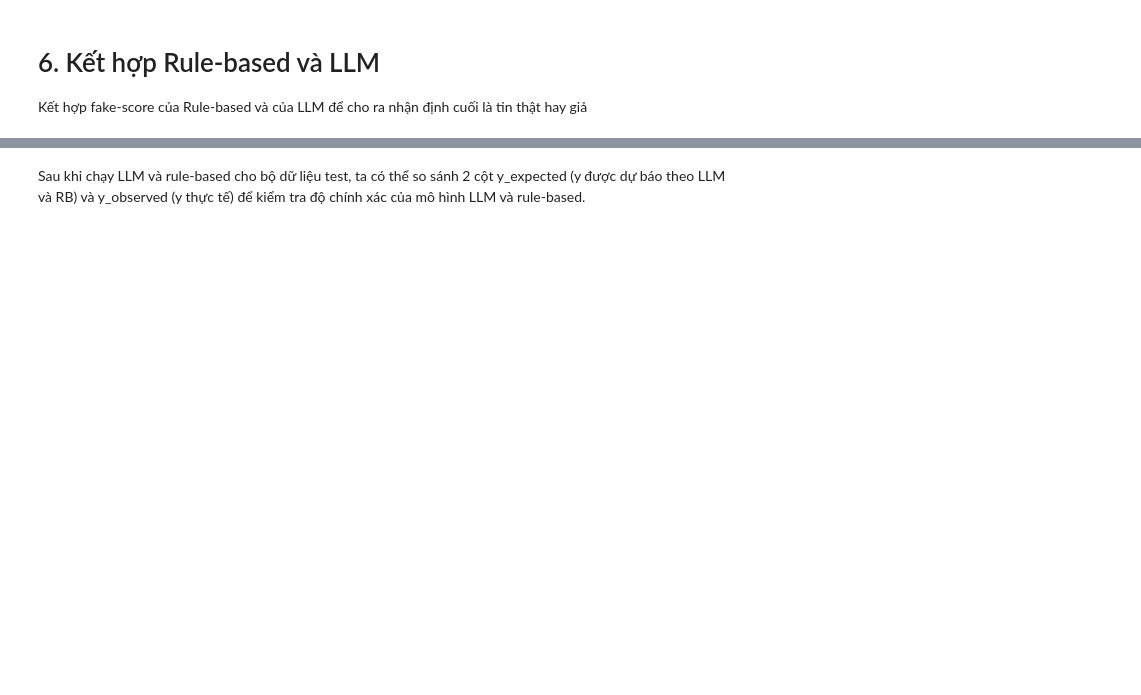
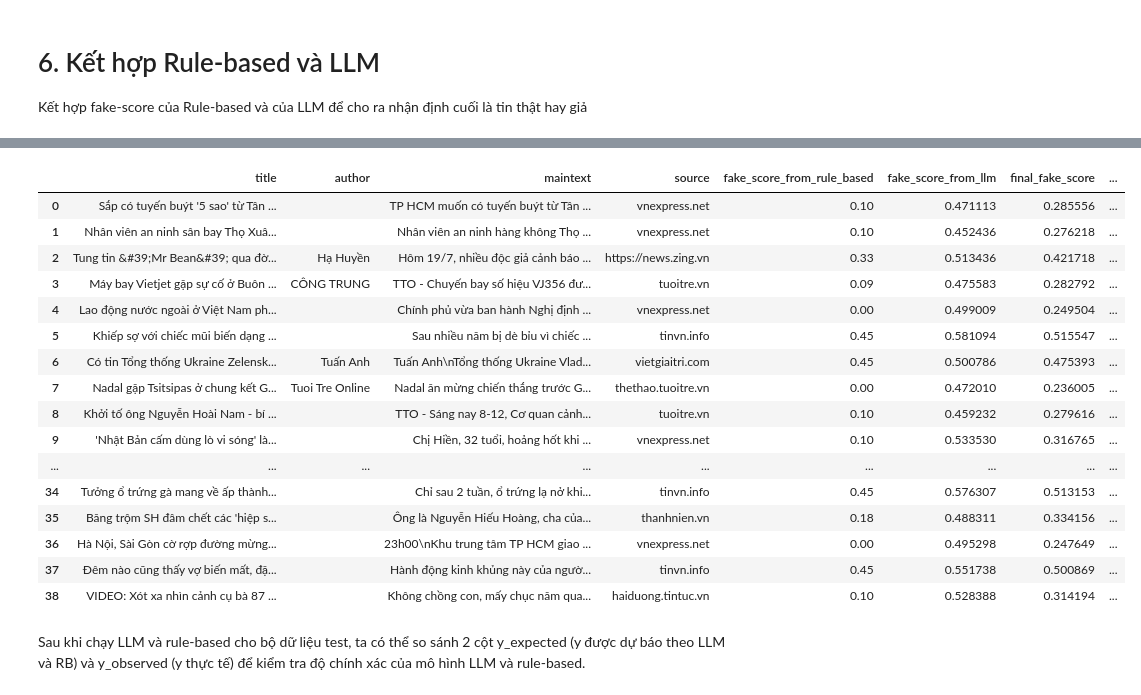
Before and after one commit to iammytran/fake-news-detector, a Jupyter notebook: main.ipynb, the cells around one changed output, grey strips where cells are left out. Saved outputs shown, nothing was run; the diff lists cells and outputs as text; code cells hidden in the pictures; blank space fills up the shorter version.

```diff
--- a/main.ipynb
+++ b/main.ipynb
@@ -791,3 +785,23 @@ result_df.head(10)
+# %%
+result_df
+# %% [output]
+|  | title | author | maintext | source | fake_score_from_rule_based | fake_score_from_llm | final_fake_score | ... |
+| 0 | Sắp có tuyến buýt '5 sao' từ Tân ... |  | TP HCM muốn có tuyến buýt từ Tân ... | vnexpress.net | 0.10 | 0.471113 | 0.285556 | ... |
+| 1 | Nhân viên an ninh sân bay Thọ Xuâ... |  | Nhân viên an ninh hàng không Thọ ... | vnexpress.net | 0.10 | 0.452436 | 0.276218 | ... |
+| 2 | Tung tin &#39;Mr Bean&#39; qua đờ... | Hạ Huyền | Hôm 19/7, nhiều độc giả cảnh báo ... | https://news.zing.vn | 0.33 | 0.513436 | 0.421718 | ... |
+| 3 | Máy bay Vietjet gặp sự cố ở Buôn ... | CÔNG TRUNG | TTO - Chuyến bay số hiệu VJ356 đư... | tuoitre.vn | 0.09 | 0.475583 | 0.282792 | ... |
+| 4 | Lao động nước ngoài ở Việt Nam ph... |  | Chính phủ vừa ban hành Nghị định ... | vnexpress.net | 0.00 | 0.499009 | 0.249504 | ... |
+| 5 | Khiếp sợ với chiếc mũi biến dạng ... |  | Sau nhiều năm bị dè bỉu vì chiếc ... | tinvn.info | 0.45 | 0.581094 | 0.515547 | ... |
+| 6 | Có tin Tổng thống Ukraine Zelensk... | Tuấn Anh | Tuấn Anh\nTổng thống Ukraine Vlad... | vietgiaitri.com | 0.45 | 0.500786 | 0.475393 | ... |
+| 7 | Nadal gặp Tsitsipas ở chung kết G... | Tuoi Tre Online | Nadal ăn mừng chiến thắng trước G... | thethao.tuoitre.vn | 0.00 | 0.472010 | 0.236005 | ... |
+| 8 | Khởi tố ông Nguyễn Hoài Nam - bí ... |  | TTO - Sáng nay 8-12, Cơ quan cảnh... | tuoitre.vn | 0.10 | 0.459232 | 0.279616 | ... |
+| 9 | 'Nhật Bản cấm dùng lò vi sóng' là... |  | Chị Hiền, 32 tuổi, hoảng hốt khi ... | vnexpress.net | 0.10 | 0.533530 | 0.316765 | ... |
+| ... | ... | ... | ... | ... | ... | ... | ... | ... |
+| 34 | Tưởng ổ trứng gà mang về ấp thành... |  | Chỉ sau 2 tuần, ổ trứng lạ nở khi... | tinvn.info | 0.45 | 0.576307 | 0.513153 | ... |
+| 35 | Băng trộm SH đâm chết các 'hiệp s... |  | Ông là Nguyễn Hiếu Hoàng, cha của... | thanhnien.vn | 0.18 | 0.488311 | 0.334156 | ... |
+| 36 | Hà Nội, Sài Gòn cờ rợp đường mừng... |  | 23h00\nKhu trung tâm TP HCM giao ... | vnexpress.net | 0.00 | 0.495298 | 0.247649 | ... |
+| 37 | Đêm nào cũng thấy vợ biến mất, đặ... |  | Hành động kinh khủng này của ngườ... | tinvn.info | 0.45 | 0.551738 | 0.500869 | ... |
+| 38 | VIDEO: Xót xa nhìn cảnh cụ bà 87 ... |  | Không chồng con, mấy chục năm qua... | haiduong.tintuc.vn | 0.10 | 0.528388 | 0.314194 | ... |
 # %% [markdown]
 Sau khi chạy LLM và rule-based cho bộ dữ liệu test, ta có thể so sánh 2 cột y_expected (y được dự báo theo LLM và RB) và y_observed (y thực tế) để kiểm tra độ chính xác của mô hình LLM và rule-based.
 # %%
```
Also changed, not shown: parts of 14 cells of this notebook, 1 other file.
